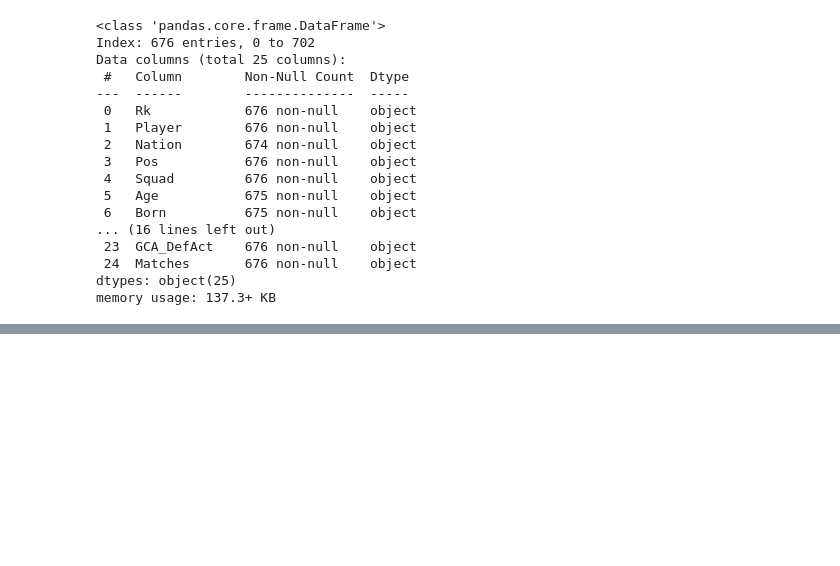
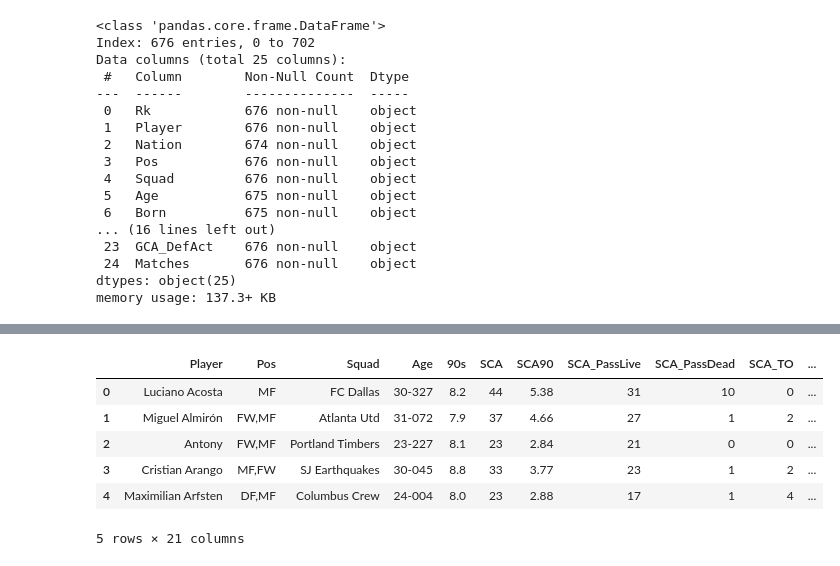
Before and after one commit to der-amit/fbref-analytics, a Jupyter notebook: notebooks/best_sca_2025.ipynb, the cells around one changed output, grey strips where cells are left out. Saved outputs shown, nothing was run; the diff lists cells and outputs as text; code cells hidden in the pictures; blank space fills up the shorter version.

```diff
--- a/notebooks/best_sca_2025.ipynb
+++ b/notebooks/best_sca_2025.ipynb
@@ -35,0 +125,14 @@ df.shape
+# %%
+#Bench marking the top creative players with more than 16 shot creating actions from live-ball passes
+
+sca_best = sca_mf[(sca_mf['SCA_PassLive'] > 16) & (sca_mf['90s'] > 5.0)].reset_index(drop = True)
+# %%
+sca_best.head()
+# %% [output]
+|  | Player | Pos | Squad | Age | 90s | SCA | SCA90 | SCA_PassLive | SCA_PassDead | SCA_TO | ... |
+| 0 | Luciano Acosta | MF | FC Dallas | 30-327 | 8.2 | 44 | 5.38 | 31 | 10 | 0 | ... |
+| 1 | Miguel Almirón | FW,MF | Atlanta Utd | 31-072 | 7.9 | 37 | 4.66 | 27 | 1 | 2 | ... |
+| 2 | Antony | FW,MF | Portland Timbers | 23-227 | 8.1 | 23 | 2.84 | 21 | 0 | 0 | ... |
+| 3 | Cristian Arango | MF,FW | SJ Earthquakes | 30-045 | 8.8 | 33 | 3.77 | 23 | 1 | 2 | ... |
+| 4 | Maximilian Arfsten | DF,MF | Columbus Crew | 24-004 | 8.0 | 23 | 2.88 | 17 | 1 | 4 | ... |
+5 rows × 21 columns
```
Also changed, not shown: parts of 11 cells of this notebook.
